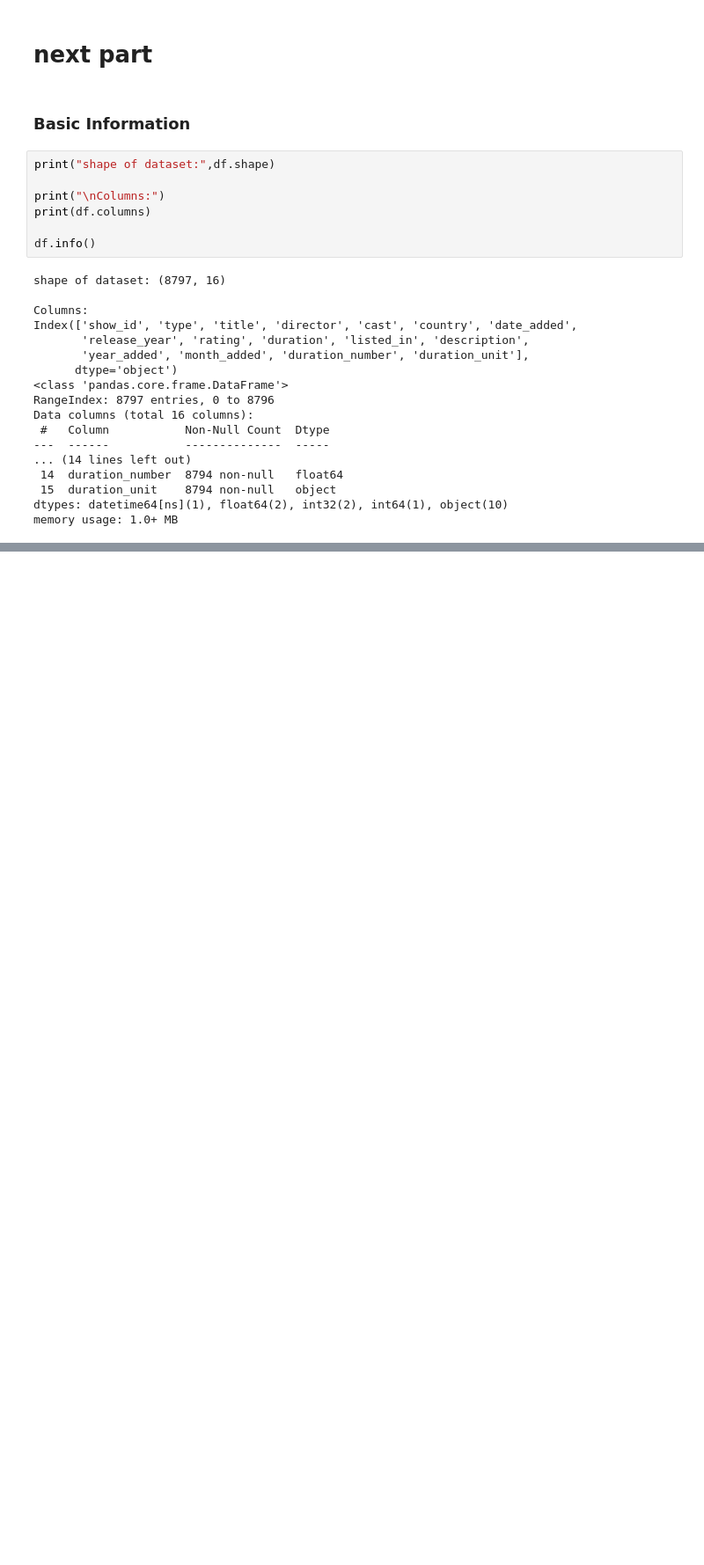
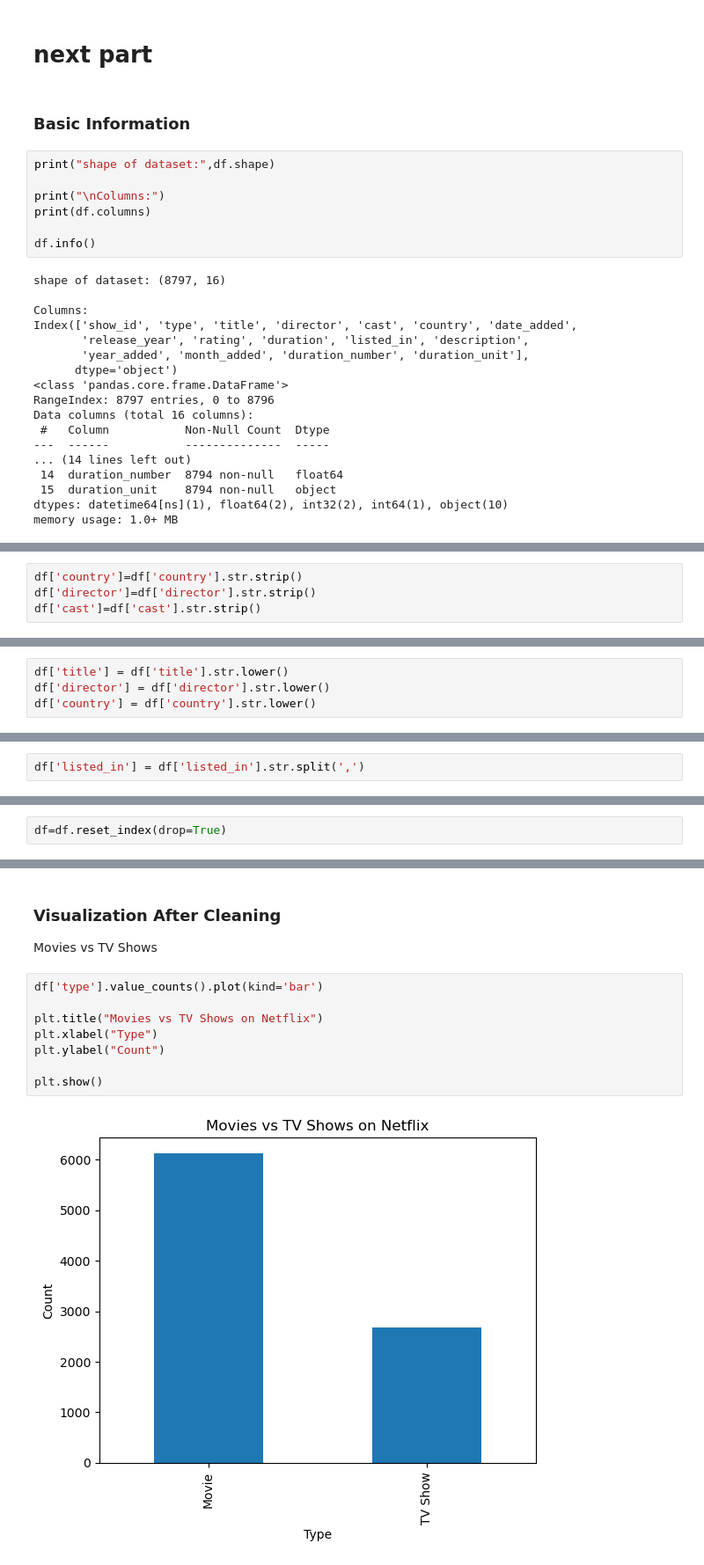
Before and after one commit to chiranjeevi-801/netflix-data-cleaning-python, a Jupyter notebook: netflix.ipynb, the cells around one changed output, grey strips where cells are left out. Shown at 88% size. Cells and saved outputs as stored; diff of their text form; blank space fills up the shorter version.

```diff
--- a/netflix.ipynb
+++ b/netflix.ipynb
@@ -484,0 +539,4 @@ memory usage: 1.0+ MB
+# %%
+df['country']=df['country'].str.strip()
+df['director']=df['director'].str.strip()
+df['cast']=df['cast'].str.strip()
@@ -484,0 +545,4 @@ memory usage: 1.0+ MB
+# %%
+df['title'] = df['title'].str.lower()
+df['director'] = df['director'].str.lower()
+df['country'] = df['country'].str.lower()
@@ -484,0 +553,2 @@ memory usage: 1.0+ MB
+# %%
+df['listed_in'] = df['listed_in'].str.split(',')
@@ -484,0 +557,2 @@ memory usage: 1.0+ MB
+# %%
+df=df.reset_index(drop=True)
@@ -484,0 +584,13 @@ memory usage: 1.0+ MB
+# %% [markdown]
+### Visualization After Cleaning
+Movies vs TV Shows
+# %%
+df['type'].value_counts().plot(kind='bar')
+
+plt.title("Movies vs TV Shows on Netflix")
+plt.xlabel("Type")
+plt.ylabel("Count")
+
+plt.show()
+# %% [output]
+[figure, added]
```
Also changed, not shown: parts of 12 cells of this notebook.
